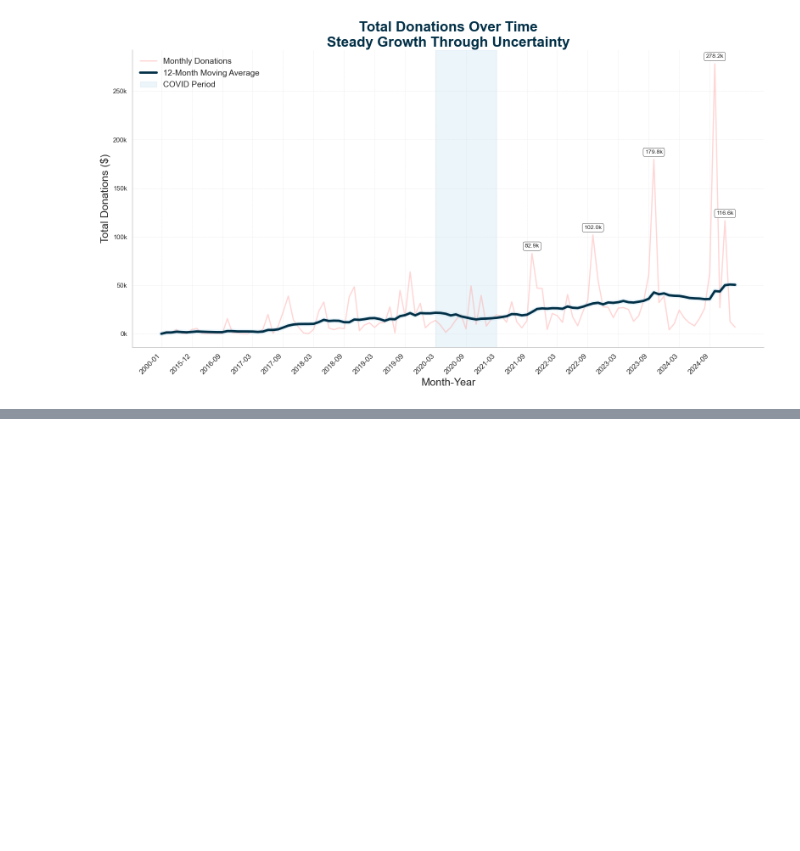
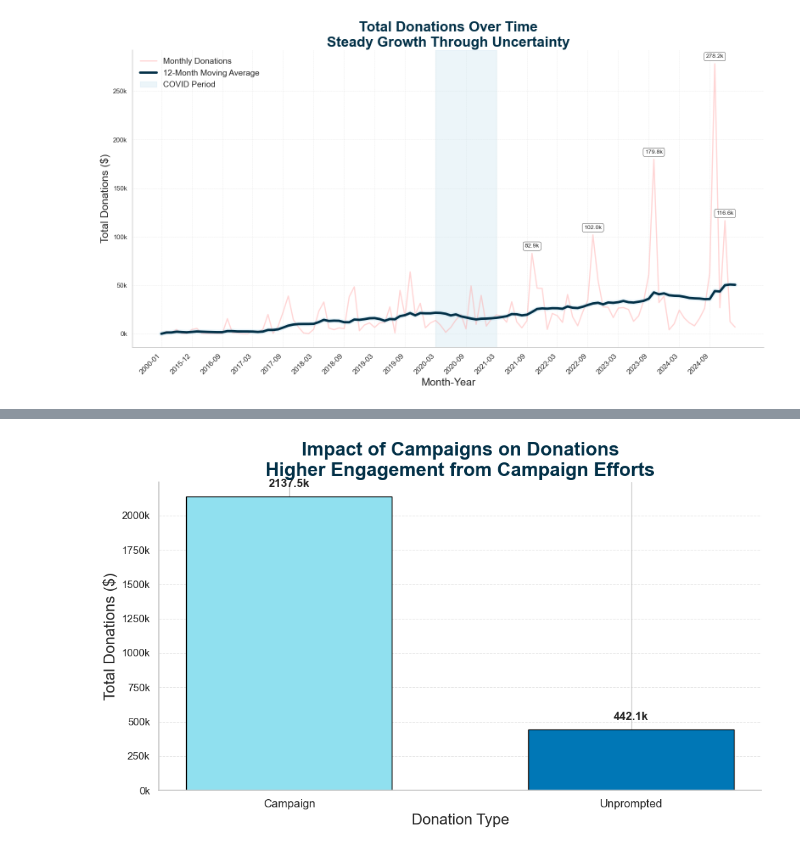
Before and after one commit to aniketgauba67/BRDC_25, a Jupyter notebook: BRDC.ipynb, the cells around one changed output, grey strips where cells are left out. Saved outputs shown, nothing was run; the diff lists cells and outputs as text; code cells hidden in the pictures; blank space fills up the shorter version.

```diff
--- a/BRDC.ipynb
+++ b/BRDC.ipynb
@@ -348,9 +434,57 @@ plt.show()
 # %%
 # --- 5.3 Campaign vs Unprompted Donations ---
+
+# Create a clean column identifying Campaign vs Unprompted
 data['Campaign_Status'] = data['Campaign'].apply(lambda x: 'Campaign' if pd.notnull(x) and x != '' else 'Unprompted')
 
-campaign_summary = data.groupby('Campaign_Status')['Amount'].sum()
+# Group and sum
+campaign_summary = data.groupby('Campaign_Status')['Revenue Amount'].sum().reset_index()
+
+# Sort for better bar order
+campaign_summary = campaign_summary.sort_values('Revenue Amount', ascending=False)
 
 # Plot
-campaign_summary.plot(kind='bar', title='Campaign vs Unprompted Donations', xlabel='Type', ylabel='Total Donations', figsize=(8,5), color='coral')
+fig, ax = plt.subplots(figsize=(10, 6))
+
+bars = ax.bar(campaign_summary['Campaign_Status'],
+              campaign_summary['Revenue Amount'],
+              color=['#90e0ef', '#0077b6'],  # Light Blue and Dark Blue
+              edgecolor='black',
+              width=0.6)
+
+# Titles and Labels
+ax.set_title('Impact of Campaigns on Donations\nHigher Engagement from Campaign Efforts',
+             fontsize=20, fontweight='bold', color='#023047', loc='center')
+ax.set_xlabel('Donation Type', fontsize=16)
+ax.set_ylabel('Total Donations ($)', fontsize=16)
+
+# Format Y-axis
+ax.yaxis.set_major_formatter(ticker.FuncFormatter(lambda x, pos: f'{int(x*1e-3)}k'))
+
+# Add gridlines
+ax.grid(axis='y', linestyle='--', linewidth=0.7, alpha=0.5)
+
+# Remove Top/Right Spines
+ax.spines['top'].set_visible(False)
+ax.spines['right'].set_visible(False)
+
+# Annotate bars with exact donation values
+for bar in bars:
+    height = bar.get_height()
+    ax.annotate(f'{height/1000:.1f}k',
+                xy=(bar.get_x() + bar.get_width() / 2, height),
+                xytext=(0, 8),  # 8 points above bar
+                textcoords="offset points",
+                ha='center', va='bottom',
+                fontsize=12, fontweight='bold')
+
+# X-ticks
+plt.xticks(fontsize=12)
+
+# Tight layout
+plt.tight_layout()
+
+# Show plot
 plt.show()
+# %% [output]
+[figure, added]
```
Also changed, not shown: parts of 19 cells of this notebook.
